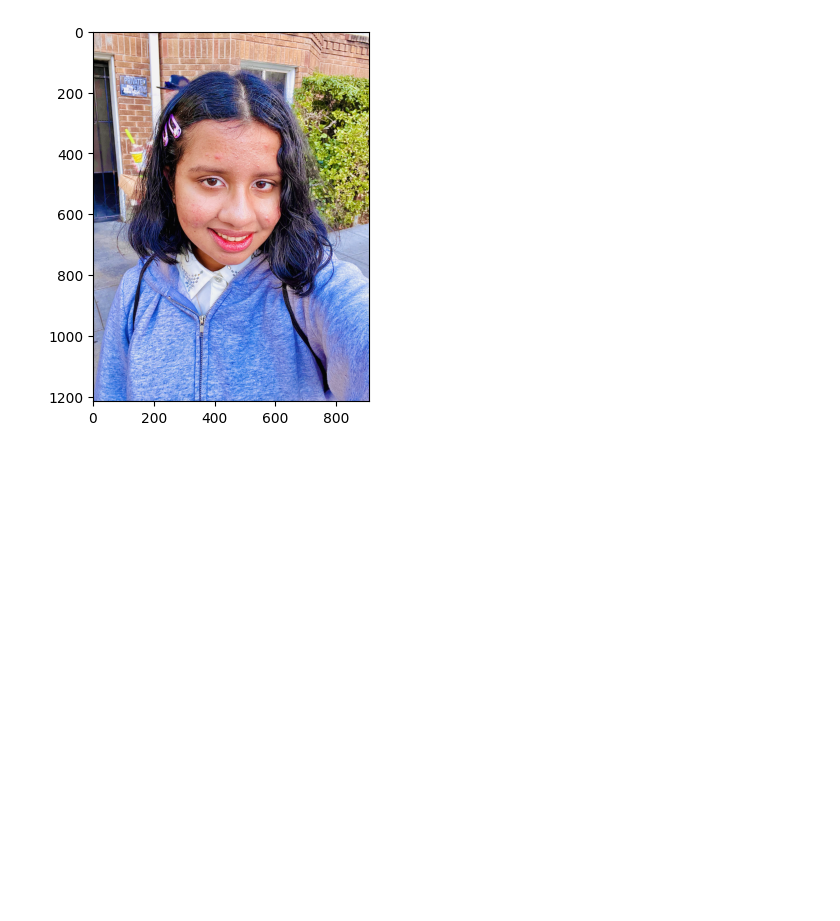
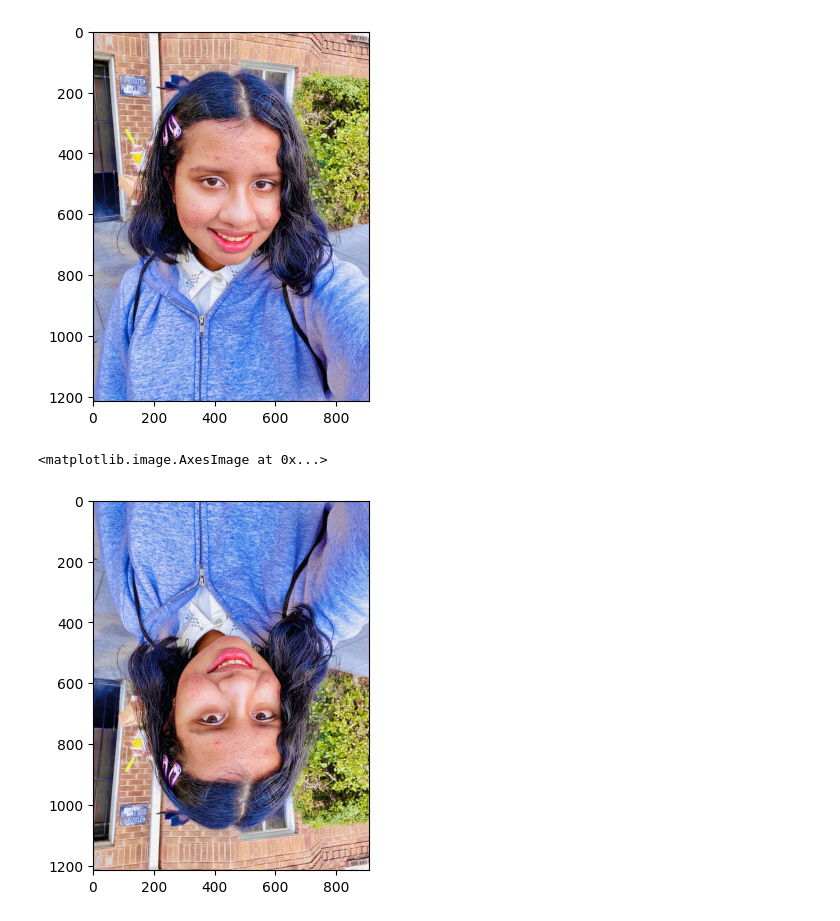
Before and after one commit to jelly-decoder28/poppy-june, a Jupyter notebook: Matplotphotolab.ipynb, the cells around one changed output. Saved outputs shown, nothing was run; the diff lists cells and outputs as text; code cells hidden in the pictures; blank space fills up the shorter version.

```diff
--- a/Matplotphotolab.ipynb
+++ b/Matplotphotolab.ipynb
@@ -40,3 +40,8 @@ plt.imshow(photo)
   [110 111 176 255]]]
 <matplotlib.image.AxesImage at 0x...>
 [figure]
+# %%
+plt.imshow(photo[::-1])
+# %% [output]
+<matplotlib.image.AxesImage at 0x...>
+[figure, added]
```
Also changed, not shown: parts of 4 cells of this notebook.
